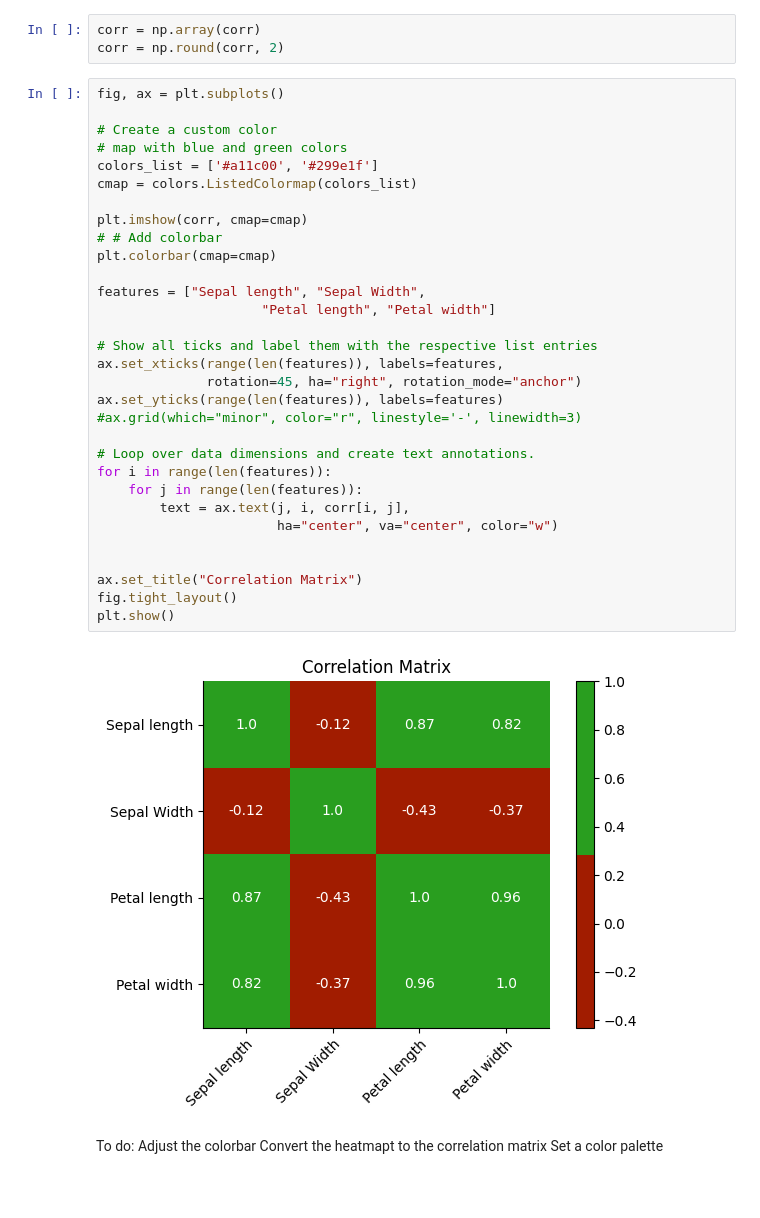
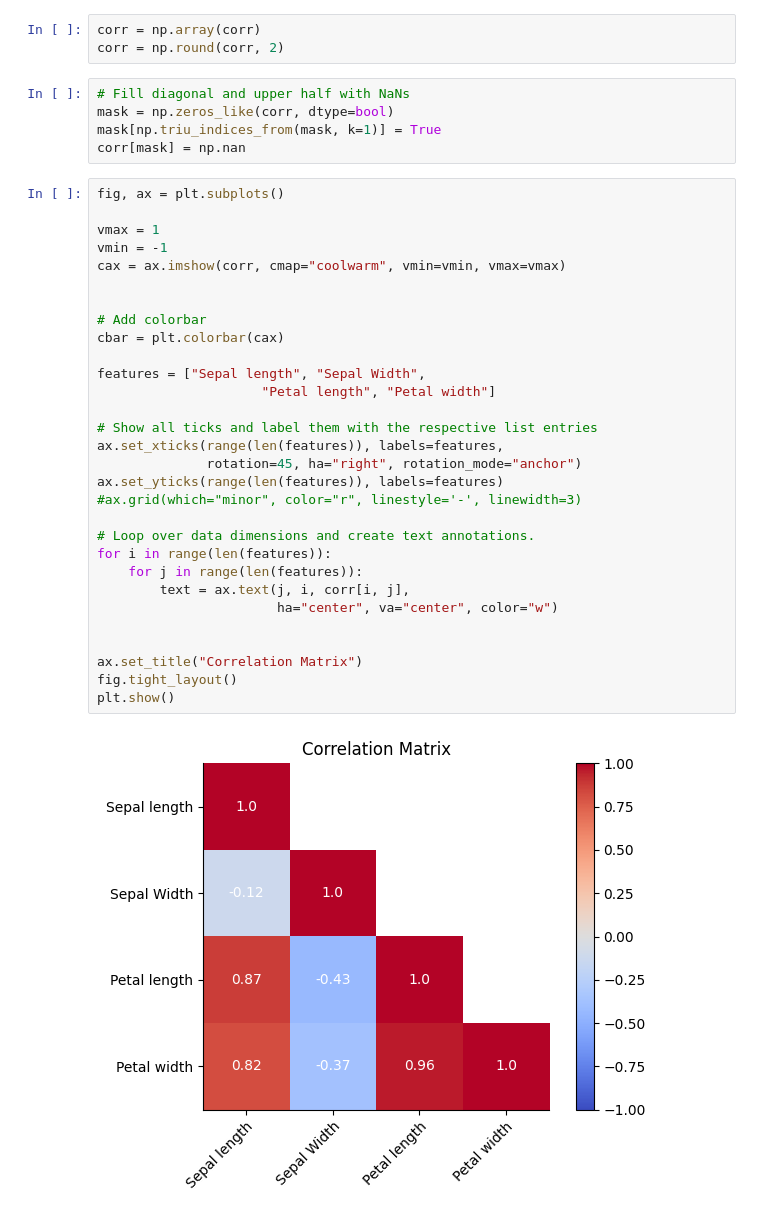
Before and after one commit to aldaszarnauskas/principles_of_data_analytics, a Jupyter notebook: Tasks.ipynb, the cells around one changed output. Saved outputs shown, nothing was run; the diff lists cells and outputs as text; blank space fills up the shorter version.

```diff
--- a/Tasks.ipynb
+++ b/Tasks.ipynb
@@ -407,41 +407,40 @@ corr = df.drop(columns=["class", "species"]).corr()
 # %%
 corr = np.array(corr)
 corr = np.round(corr, 2)
-# %%
-fig, ax = plt.subplots()
-
-# Create a custom color
-# map with blue and green colors
-colors_list = ['#a11c00', '#299e1f']
-cmap = colors.ListedColormap(colors_list)
-
-plt.imshow(corr, cmap=cmap)
-# # Add colorbar
-plt.colorbar(cmap=cmap)
-
-features = ["Sepal length", "Sepal Width",
-                     "Petal length", "Petal width"]
-
-# Show all ticks and label them with the respective list entries
-ax.set_xticks(range(len(features)), labels=features,
-              rotation=45, ha="right", rotation_mode="anchor")
-ax.set_yticks(range(len(features)), labels=features)
-#ax.grid(which="minor", color="r", linestyle='-', linewidth=3)
-
-# Loop over data dimensions and create text annotations.
-for i in range(len(features)):
-    for j in range(len(features)):
-        text = ax.text(j, i, corr[i, j],
-                       ha="center", va="center", color="w")
-
-
-ax.set_title("Correlation Matrix")
-fig.tight_layout()
-plt.show()
-# %% [output]
-[figure, removed]
-# %% [markdown]
-To do:
-Adjust the colorbar
-Convert the heatmapt to the correlation matrix
-Set a color palette
+# %%
+# Fill diagonal and upper half with NaNs
+mask = np.zeros_like(corr, dtype=bool)
+mask[np.triu_indices_from(mask, k=1)] = True
+corr[mask] = np.nan
+# %%
+fig, ax = plt.subplots()
+
+vmax = 1
+vmin = -1
+cax = ax.imshow(corr, cmap="coolwarm", vmin=vmin, vmax=vmax)
+
+
+# Add colorbar
+cbar = plt.colorbar(cax)
+
+features = ["Sepal length", "Sepal Width",
+                     "Petal length", "Petal width"]
+
+# Show all ticks and label them with the respective list entries
+ax.set_xticks(range(len(features)), labels=features,
+              rotation=45, ha="right", rotation_mode="anchor")
+ax.set_yticks(range(len(features)), labels=features)
+#ax.grid(which="minor", color="r", linestyle='-', linewidth=3)
+
+# Loop over data dimensions and create text annotations.
+for i in range(len(features)):
+    for j in range(len(features)):
+        text = ax.text(j, i, corr[i, j],
+                       ha="center", va="center", color="w")
+
+
+ax.set_title("Correlation Matrix")
+fig.tight_layout()
+plt.show()
+# %% [output]
+[figure, added]
```
